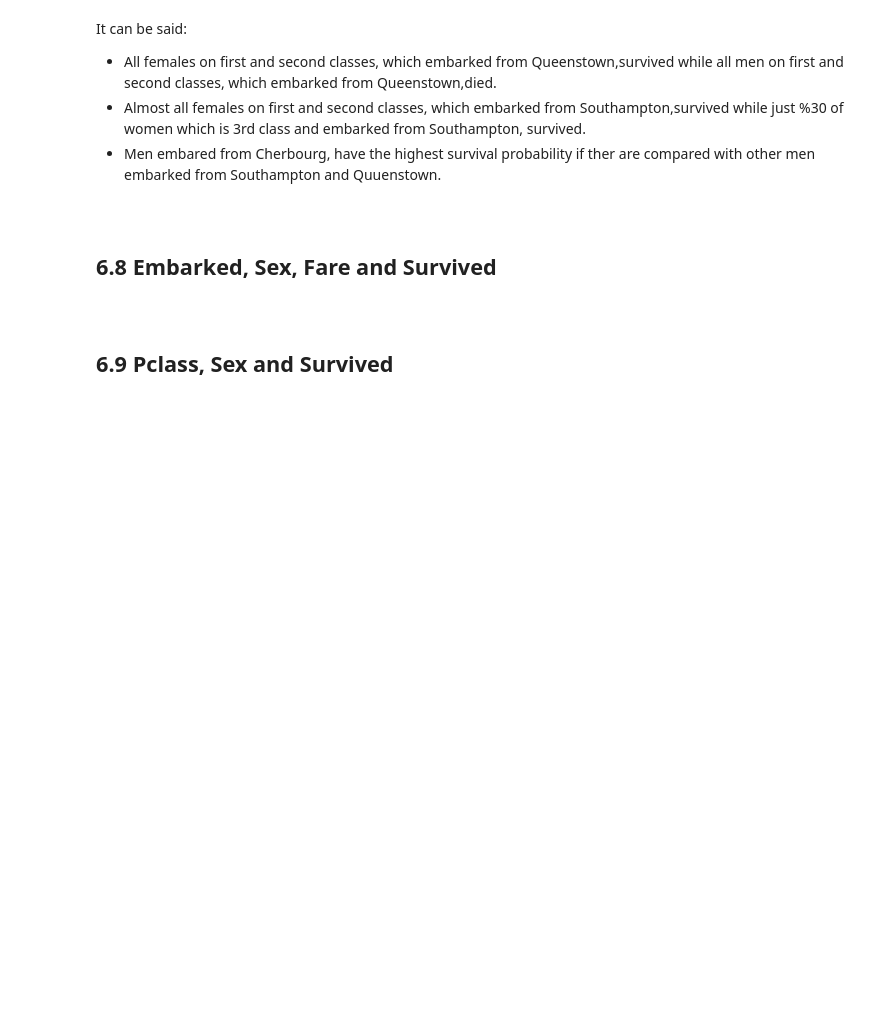
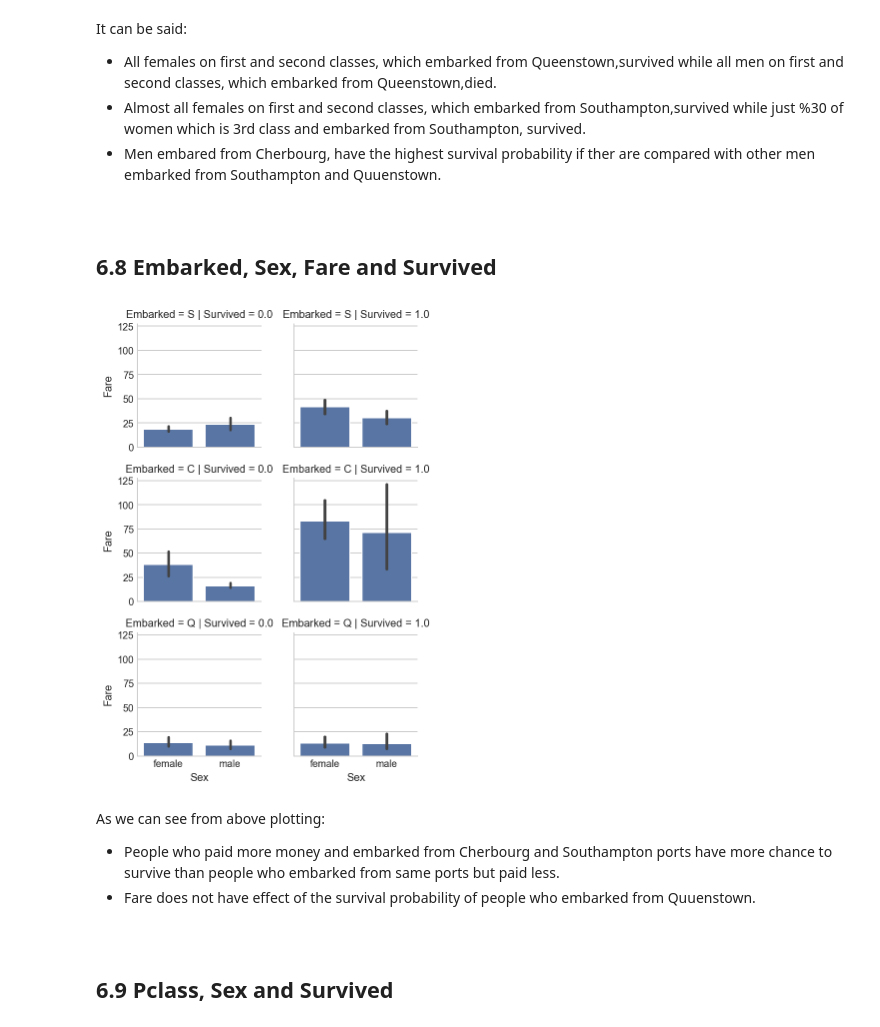
Before and after one commit to muhammet-cakmak/Ensembling_Project, a Jupyter notebook: Kaggle_titanic_set.ipynb, the cells around one changed output. Drawn from its saved outputs; the diff is of its cells as text; code cells hidden in the pictures; blank space fills up the shorter version.

```diff
--- a/Kaggle_titanic_set.ipynb
+++ b/Kaggle_titanic_set.ipynb
@@ -613,6 +616,17 @@ It can be said:
 # %% [markdown]
 <a id = '21'></a><br>
 ## 6.8 Embarked, Sex, Fare and Survived
+# %%
+g = sns.FacetGrid(df_new_train, row = "Embarked", col="Survived", size = 2.3)
+g.map(sns.barplot, "Sex", "Fare")
+g.add_legend()
+plt.show()
+# %% [output]
+[figure, added]
+# %% [markdown]
+As we can see from above plotting:
+* People who paid more money and embarked from Cherbourg and Southampton ports have more chance to survive than people who embarked from same ports but paid less.
+* Fare does not have effect of the survival probability of people who embarked from Quuenstown.
 # %% [markdown]
 <a id = '22'></a><br>
 ## 6.9 Pclass, Sex and Survived
```
Also changed, not shown: parts of 29 cells of this notebook.
